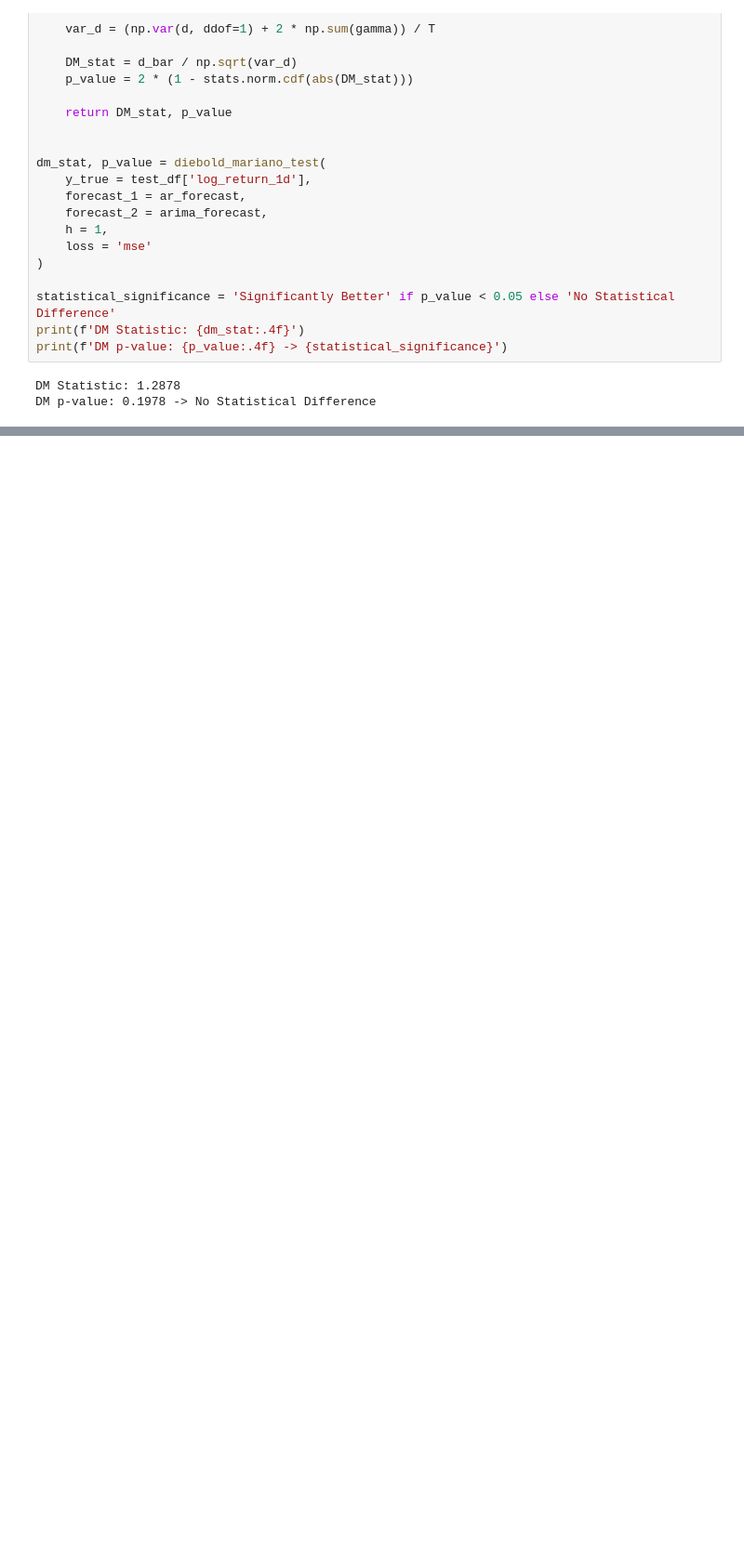
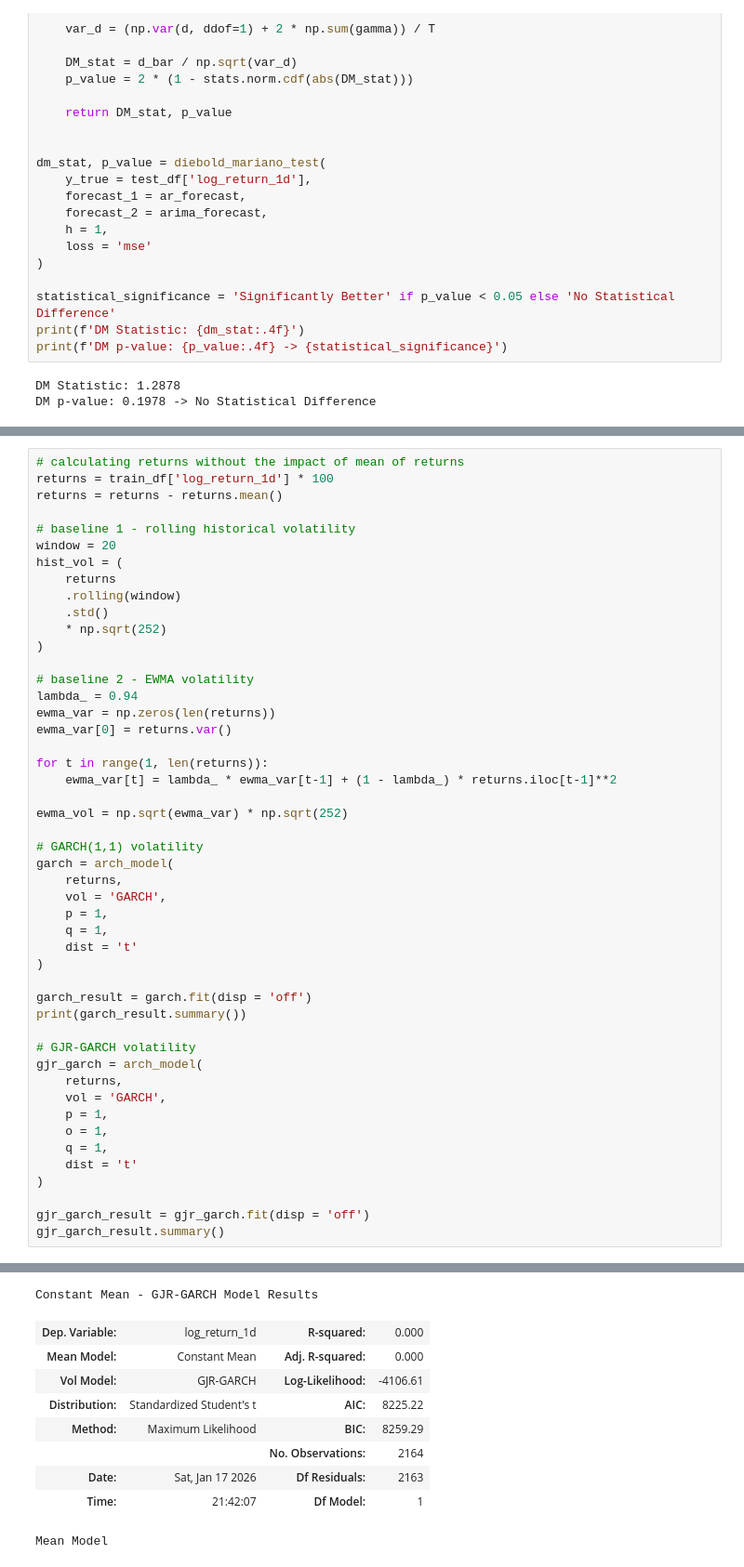
Before and after one commit to gorkemyencak/stock-volatility-time-series-analysis, a Jupyter notebook: main.ipynb, the cells around one changed output, grey strips where cells are left out. Shown at 93% size. Saved outputs shown, nothing was run; the diff lists cells and outputs as text; blank space fills up the shorter version.

```diff
--- a/main.ipynb
+++ b/main.ipynb
@@ -1389,0 +1405,49 @@ DM p-value: 0.1978 -> No Statistical Difference
+# %%
+# calculating returns without the impact of mean of returns
+returns = train_df['log_return_1d'] * 100
+returns = returns - returns.mean()
+
+# baseline 1 - rolling historical volatility
+window = 20
+hist_vol = (
+    returns
+    .rolling(window)
+    .std()
+    * np.sqrt(252)
+)
+
+# baseline 2 - EWMA volatility
+lambda_ = 0.94
+ewma_var = np.zeros(len(returns))
+ewma_var[0] = returns.var()
+
+for t in range(1, len(returns)):
+    ewma_var[t] = lambda_ * ewma_var[t-1] + (1 - lambda_) * returns.iloc[t-1]**2
+
+ewma_vol = np.sqrt(ewma_var) * np.sqrt(252)
+
+# GARCH(1,1) volatility
+garch = arch_model(
+    returns,
+    vol = 'GARCH',
+    p = 1,
+    q = 1,
+    dist = 't'
+)
+
+garch_result = garch.fit(disp = 'off')
+print(garch_result.summary())
+
+# GJR-GARCH volatility
+gjr_garch = arch_model(
+    returns,
+    vol = 'GARCH',
+    p = 1,
+    o = 1,
+    q = 1,
+    dist = 't'
+)
+
+gjr_garch_result = gjr_garch.fit(disp = 'off')
+gjr_garch_result.summary()
+# %% [output]
@@ -1389,0 +1471,10 @@ DM p-value: 0.1978 -> No Statistical Difference
+Constant Mean - GJR-GARCH Model Results
+| Dep. Variable: | log_return_1d | R-squared: | 0.000 |
+| Mean Model: | Constant Mean | Adj. R-squared: | 0.000 |
+| Vol Model: | GJR-GARCH | Log-Likelihood: | -4106.61 |
+| Distribution: | Standardized Student's t | AIC: | 8225.22 |
+| Method: | Maximum Likelihood | BIC: | 8259.29 |
+|  |  | No. Observations: | 2164 |
+| Date: | Sat, Jan 17 2026 | Df Residuals: | 2163 |
+| Time: | 21:42:07 | Df Model: | 1 |
+Mean Model
```
Also changed, not shown: parts of 6 cells of this notebook.
